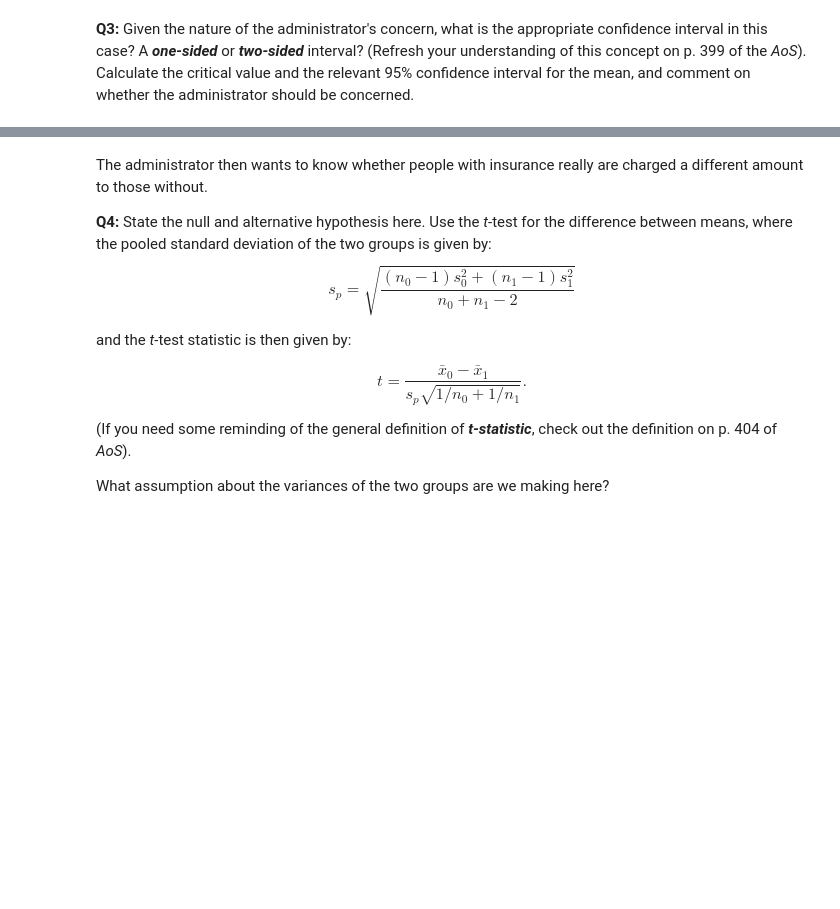
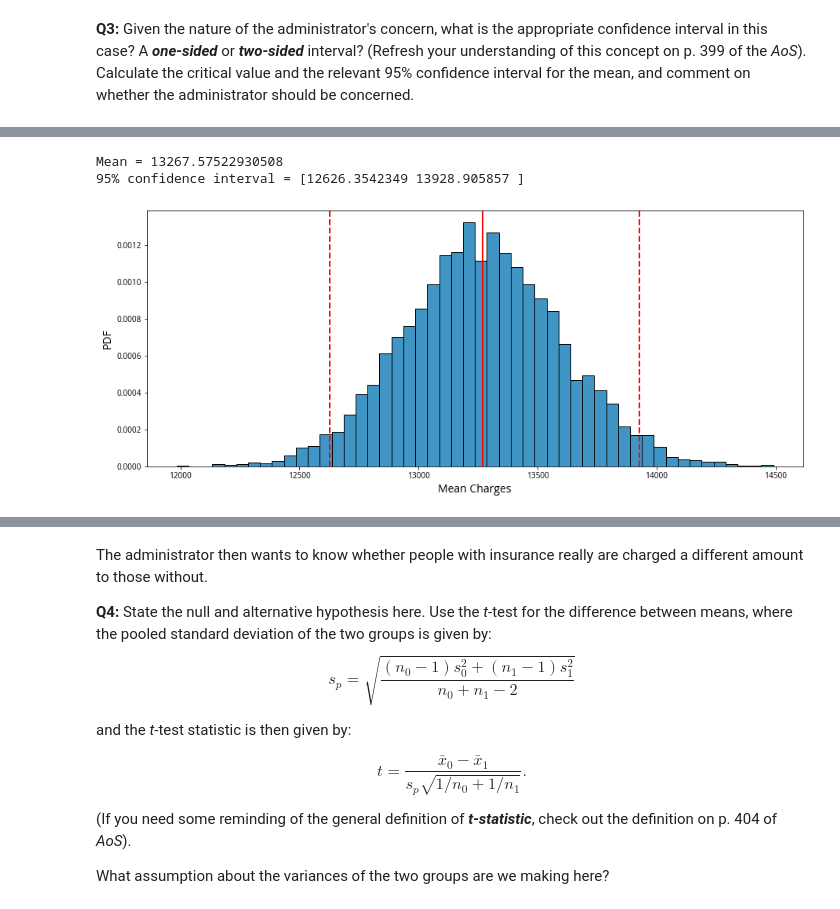
Before and after one commit to watchful-cluckets/springboard_dsci_career_track, a Jupyter notebook: unit_11_python_stats_eda/notebooks/frequentist_inference_case_study_part_b.ipynb, the cells around one changed output, grey strips where cells are left out. Saved outputs shown, nothing was run; the diff lists cells and outputs as text; code cells hidden in the pictures; blank space fills up the shorter version.

```diff
--- a/unit_11_python_stats_eda/notebooks/frequentist_inference_case_study_part_b.ipynb
+++ b/unit_11_python_stats_eda/notebooks/frequentist_inference_case_study_part_b.ipynb
@@ -62,0 +156,11 @@ __A:__
+# %%
+def draw_bs_reps(data, func, size=None):
+    """Draw bootstrap replicates."""
+
+    # Initialize array of replicates
+    bs_replicates = np.empty(size)
+
+    # Generate replicates
+    for i in range(size):
+        bs_replicates[i] = func(np.random.choice(data, len(data)))
+    return bs_replicates
@@ -62,0 +195,23 @@ __A:__
+# %%
+# Draw bootstrap replicates of the mean
+bs_replicates = draw_bs_reps(charges_data, np.mean, N_REPLICATES)
+
+# Compute the 95% confidence interval: conf_int
+bs_mean = np.mean(bs_replicates)
+conf_int = np.percentile(bs_replicates, [2.5, 97.5])
+
+# Print the mean and confidence interval
+print(f"Mean = {bs_mean}")
+print(f"95% confidence interval = {conf_int}")
+
+# Plot the histogram of the replicates
+sns.histplot(bs_replicates, bins=50, stat="density")
+plt.axvline(bs_mean, color="r", linewidth=2);
+for c in conf_int:
+    plt.axvline(c, color="r", linewidth=2, linestyle="dashed");
+plt.xlabel("Mean Charges");
+plt.ylabel("PDF");
+# %% [output]
+Mean = 13267.57522930508
+95% confidence interval = [12626.3542349 13928.905857 ]
+[figure, added]
```
Also changed, not shown: parts of 27 cells of this notebook, 1 other file.
